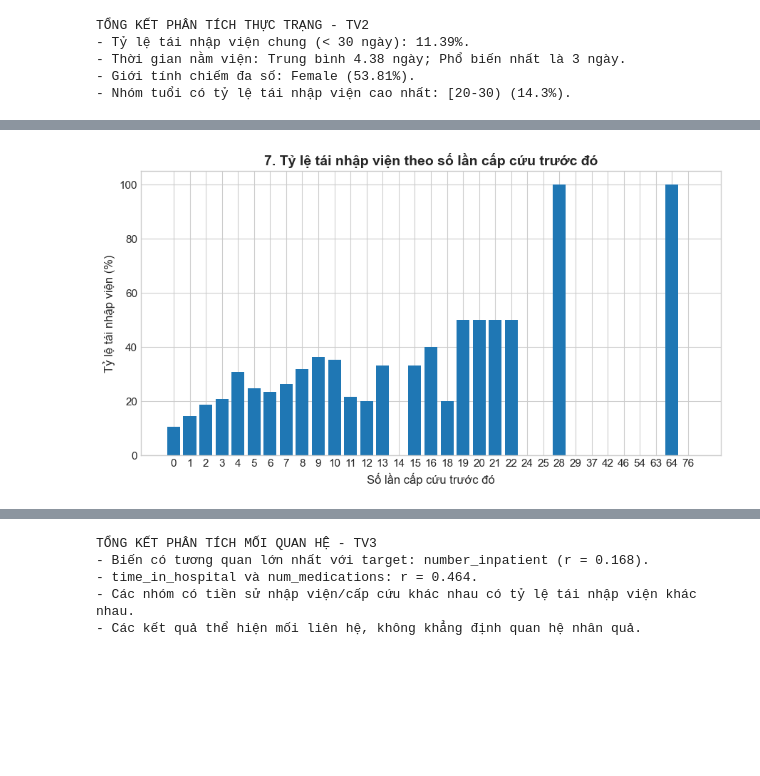
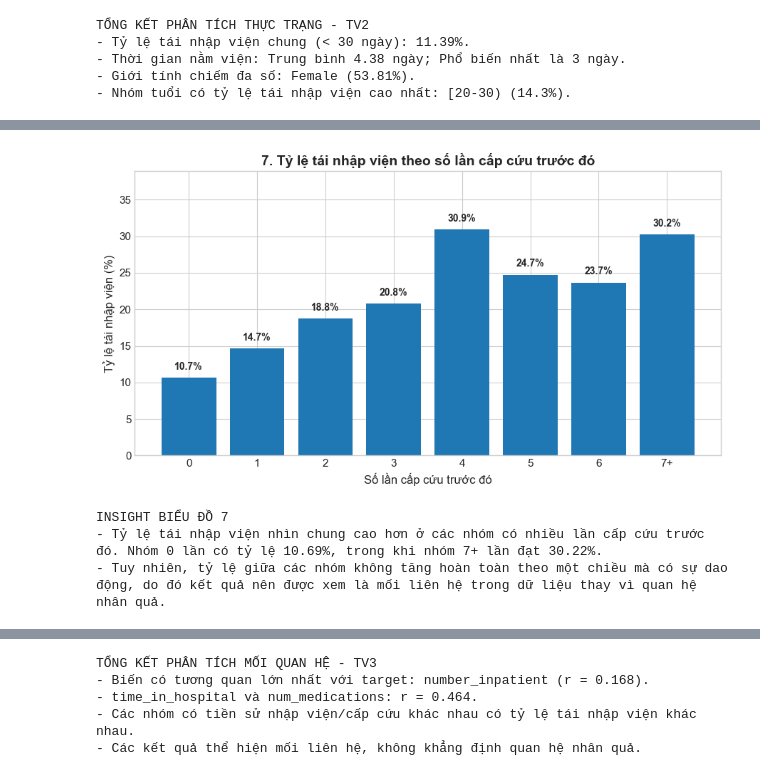
Before and after one commit to Zietlott/DataAnalysis-Visualization, a Jupyter notebook: code/diabetic.ipynb, the cells around one changed output, grey strips where cells are left out. Drawn from its saved outputs; the diff is of its cells as text; code cells hidden in the pictures; blank space fills up the shorter version.

```diff
--- a/code/diabetic.ipynb
+++ b/code/diabetic.ipynb
@@ -603,32 +883,93 @@ plt.show()
 # %%
-# 3.3 target ↔ number_emergency → Bar
+# 3.3. target ↔ number_emergency -> Bar
+
+# Gom các trường hợp có từ 7 lần cấp cứu trước đó vào nhóm "7+"
+emergency_group = df["number_emergency"].apply(
+    lambda x: "7+" if x >= 7 else str(int(x))
+)
+
+# Tính tỷ lệ tái nhập viện theo từng nhóm
 emergency_rate = (
-    df.groupby("number_emergency")["target_30days"]
+    df.assign(emergency_group=emergency_group)
+    .groupby("emergency_group")["target_30days"]
     .mean() * 100
 )
 
+# Sắp xếp các nhóm theo thứ tự 0 -> 6 -> 7+
+order = [str(i) for i in range(7)] + ["7+"]
+
+emergency_rate = (
+    emergency_rate
+    .reindex(order)
+    .dropna()
+)
+
+# Tạo khung biểu đồ
 plt.figure(figsize=(9, 5))
 
-plt.bar(
-    emergency_rate.index.astype(str),
+# Vẽ biểu đồ cột
+bars = plt.bar(
+    emergency_rate.index,
     emergency_rate.values
 )
 
+# Đặt tiêu đề
 plt.title(
     "7. Tỷ lệ tái nhập viện theo số lần cấp cứu trước đó",
     fontweight="bold"
 )
 
+# Đặt tên các trục
 plt.xlabel("Số lần cấp cứu trước đó")
 plt.ylabel("Tỷ lệ tái nhập viện (%)")
 
+# Hiển thị tỷ lệ % trên đầu mỗi cột
+for bar, rate in zip(
+    bars,
+    emergency_rate.values
+):
+    plt.text(
+        bar.get_x() + bar.get_width() / 2,
+        rate + 0.8,
+        f"{rate:.1f}%",
+        ha="center",
+        va="bottom",
+        fontsize=10,
+        fontweight="bold"
+    )
+
+# Tạo khoảng trống phía trên các cột
+plt.ylim(
+    0,
+    float(emergency_rate.max()) + 8
+)
+
+# Điều chỉnh bố cục
 plt.tight_layout()
+
+# Lưu biểu đồ
 plt.savefig(
     FIGURES_DIR / "chart7_emergency.png",
     dpi=300,
     bbox_inches="tight"
 )
 
+# Hiển thị biểu đồ
 plt.show()
+
+# In insight của biểu đồ
+print("\nINSIGHT BIỂU ĐỒ 7")
+print(
+    "- Tỷ lệ tái nhập viện nhìn chung cao hơn ở các nhóm có nhiều lần cấp cứu trước đó. "
+    f"Nhóm 0 lần có tỷ lệ {emergency_rate['0']:.2f}%, "
+    f"trong khi nhóm 7+ lần đạt {emergency_rate['7+']:.2f}%."
+)
+print(
+    "- Tuy nhiên, tỷ lệ giữa các nhóm không tăng hoàn toàn theo một chiều mà có sự dao động, "
+    "do đó kết quả nên được xem là mối liên hệ trong dữ liệu thay vì quan hệ nhân quả."
+)
 # %% [output]
-[figure, old version]
+[figure, new version]
+INSIGHT BIỂU ĐỒ 7
+- Tỷ lệ tái nhập viện nhìn chung cao hơn ở các nhóm có nhiều lần cấp cứu trước đó. Nhóm 0 lần có tỷ lệ 10.69%, trong khi nhóm 7+ lần đạt 30.22%.
+- Tuy nhiên, tỷ lệ giữa các nhóm không tăng hoàn toàn theo một chiều mà có sự dao động, do đó kết quả nên được xem là mối liên hệ trong dữ liệu thay vì quan hệ nhân quả.
```
Also changed, not shown: parts of 69 cells of this notebook, 14 other files.
